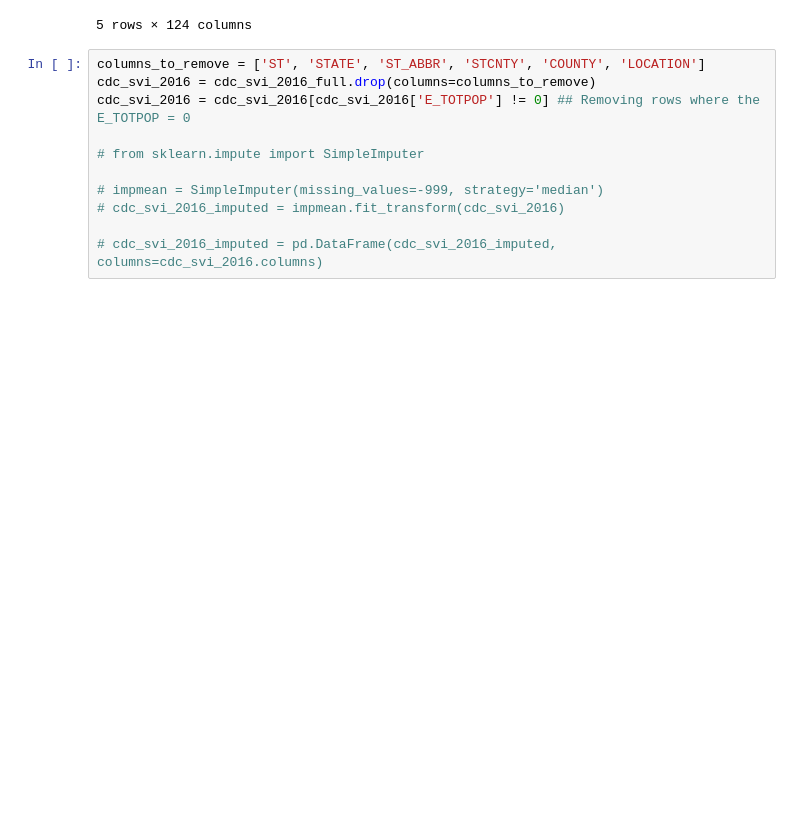
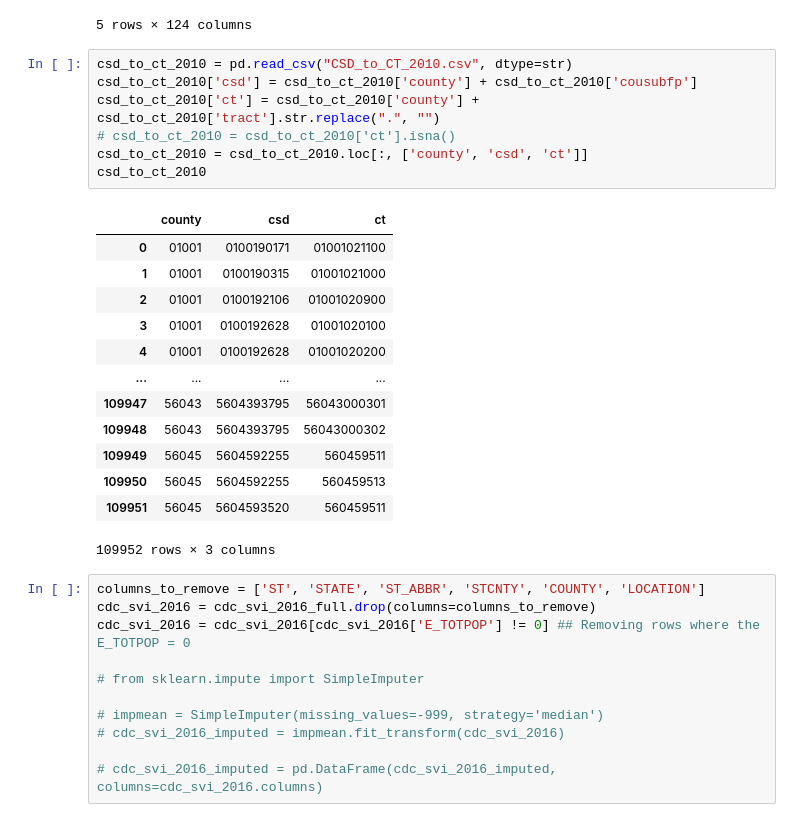
Before and after one commit to jonas060/SDOH, a Jupyter notebook: CSCI_8980_Project_GP.ipynb, the cells around one changed output. Saved outputs shown, nothing was run; the diff lists cells and outputs as text; blank space fills up the shorter version.

```diff
--- a/CSCI_8980_Project_GP.ipynb
+++ b/CSCI_8980_Project_GP.ipynb
@@ -61,6 +87,27 @@ cdc_svi_2016_full.head()
 | 3 | 4 | ARIZONA | AZ | 4012 | La Paz | 4012980000 | Census Tract 9800, La Paz County,... | 611.591274 | 0 | 12 | ... |
 | 4 | 4 | ARIZONA | AZ | 4013 | Maricopa | 4013980700 | Census Tract 9807, Maricopa Count... | 32.778914 | 0 | 12 | ... |
 5 rows × 124 columns
+# %%
+csd_to_ct_2010 = pd.read_csv("CSD_to_CT_2010.csv", dtype=str)
+csd_to_ct_2010['csd'] = csd_to_ct_2010['county'] + csd_to_ct_2010['cousubfp']
+csd_to_ct_2010['ct'] = csd_to_ct_2010['county'] + csd_to_ct_2010['tract'].str.replace(".", "")
+# csd_to_ct_2010 = csd_to_ct_2010['ct'].isna()
+csd_to_ct_2010 = csd_to_ct_2010.loc[:, ['county', 'csd', 'ct']]
+csd_to_ct_2010
+# %% [output]
+|  | county | csd | ct |
+| 0 | 01001 | 0100190171 | 01001021100 |
+| 1 | 01001 | 0100190315 | 01001021000 |
+| 2 | 01001 | 0100192106 | 01001020900 |
+| 3 | 01001 | 0100192628 | 01001020100 |
+| 4 | 01001 | 0100192628 | 01001020200 |
+| ... | ... | ... | ... |
+| 109947 | 56043 | 5604393795 | 56043000301 |
+| 109948 | 56043 | 5604393795 | 56043000302 |
+| 109949 | 56045 | 5604592255 | 560459511 |
+| 109950 | 56045 | 5604592255 | 560459513 |
+| 109951 | 56045 | 5604593520 | 560459511 |
+109952 rows × 3 columns
 # %%
 columns_to_remove = ['ST', 'STATE', 'ST_ABBR', 'STCNTY', 'COUNTY', 'LOCATION']
 cdc_svi_2016 = cdc_svi_2016_full.drop(columns=columns_to_remove)
```
Also changed, not shown: parts of 23 cells of this notebook.
